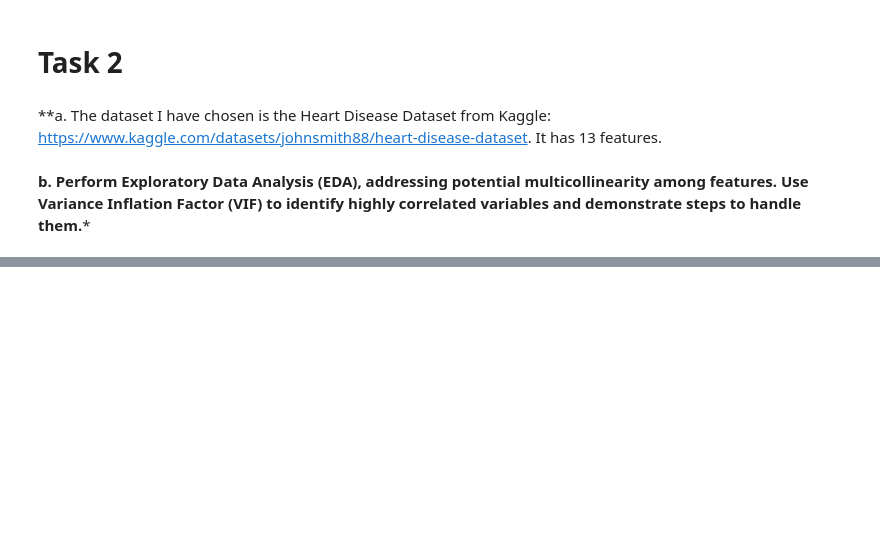
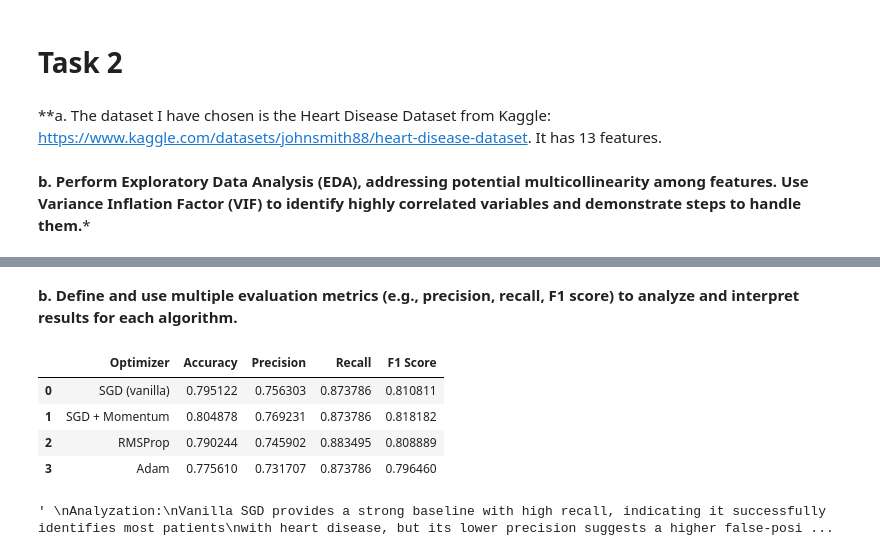
Before and after one commit to hzmann/ProjsInAIS26, a Jupyter notebook: Proj_in_ai_hw1.ipynb, the cells around one changed output, grey strips where cells are left out. Saved outputs shown, nothing was run; the diff lists cells and outputs as text; code cells hidden in the pictures; blank space fills up the shorter version.

```diff
--- a/Proj_in_ai_hw1.ipynb
+++ b/Proj_in_ai_hw1.ipynb
@@ -112,0 +810,53 @@ FileNotFoundError: [Errno 2] No such file or directory: 'C:\\ProjAI\\heart.csv'
+# %% [markdown]
+**b. Define and use multiple evaluation metrics (e.g., precision, recall, F1 score) to analyze
+and interpret results for each algorithm.**
+# %%
+from sklearn.metrics import accuracy_score, precision_score, recall_score, f1_score
+
+# collect predictions from each optimizer
+results = {
+    "SGD (vanilla)": pred_sgd,
+    "SGD + Momentum": pred_momentum,
+    "RMSProp": pred_rmsprop,
+    "Adam": pred_adam,
+}
+
+# compute evaluation metrics for each method
+metrics = []
+
+for name, preds in results.items():
+  acc = accuracy_score(y_test, preds)
+  prec = precision_score(y_test, preds)
+  rec = recall_score(y_test, preds)
+  f1 = f1_score(y_test, preds)
+
+  metrics.append({
+      "Optimizer": name,
+      "Accuracy": acc,
+      "Precision": prec,
+      "Recall": rec,
+      "F1 Score": f1,
+  })
+
+# display results
+metrics_df = pd.DataFrame(metrics)
+display(metrics_df)
+
+"""
+Analyzation:
+Vanilla SGD provides a strong baseline with high recall, indicating it successfully identifies most patients
+with heart disease, but its lower precision suggests a higher false-positive rate. SGD with momentum improves upon this baseline across all metrics, achieving the
+highest accuracy and F1 score, which indicates the best overall balance between correctly identifying heart disease cases and avoiding false alarms.
+
+RMSProp slightly increases recall, meaning it captures the most true positive cases , but this comes at the cost of reduced precision and accuracy,
+suggesting it is more aggressive an dprove to false positives. Adam performs the weakest overall, with the lowest accuracy and F1 score, indicating that
+its adaptive learning rates were less well matched to this dataset under the chosen hyperparameters. Overall, SGD with momentum offers the most
+clinically useful performance.
+"""
+# %% [output]
+|  | Optimizer | Accuracy | Precision | Recall | F1 Score |
+| 0 | SGD (vanilla) | 0.795122 | 0.756303 | 0.873786 | 0.810811 |
+| 1 | SGD + Momentum | 0.804878 | 0.769231 | 0.873786 | 0.818182 |
+| 2 | RMSProp | 0.790244 | 0.745902 | 0.883495 | 0.808889 |
+| 3 | Adam | 0.775610 | 0.731707 | 0.873786 | 0.796460 |
+' \nAnalyzation:\nVanilla SGD provides a strong baseline with high recall, indicating it successfully identifies most patients\nwith heart disease, but its lower precision suggests a higher false-posi ...
```
Also changed, not shown: parts of 17 cells of this notebook.
